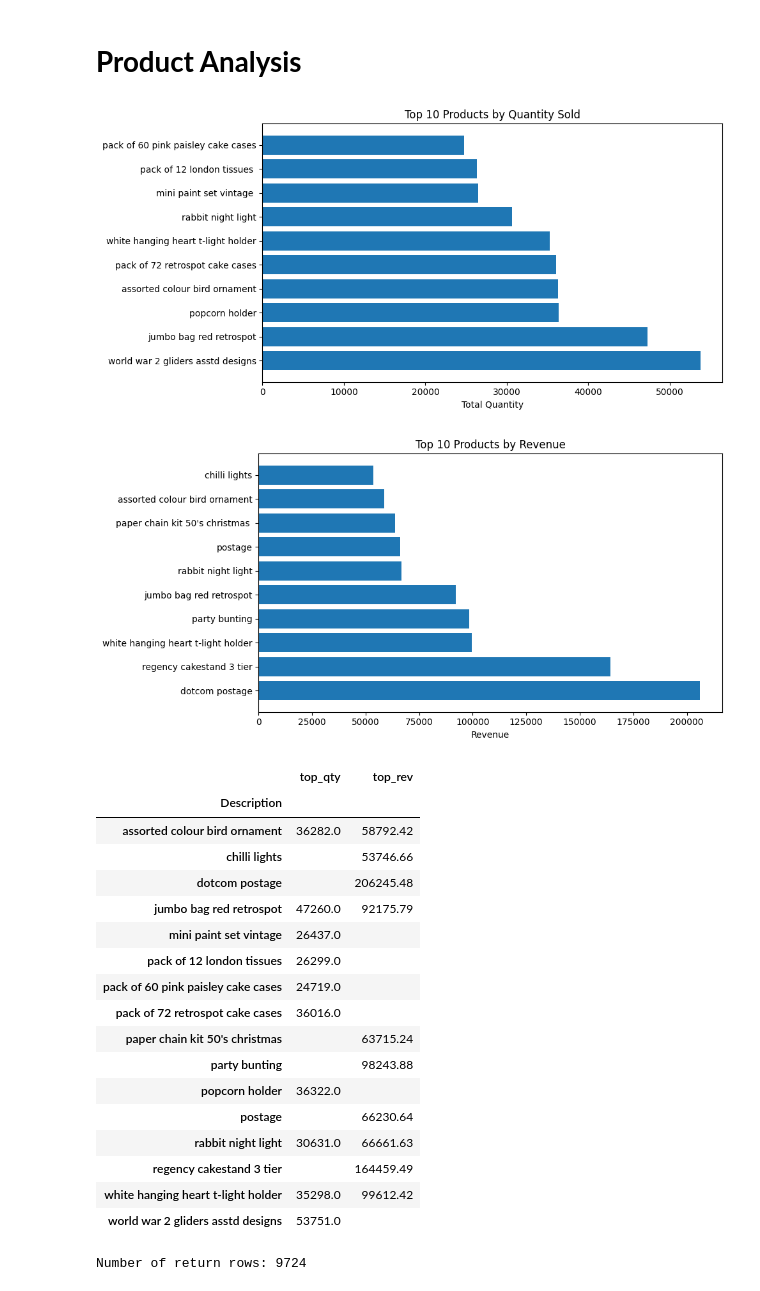
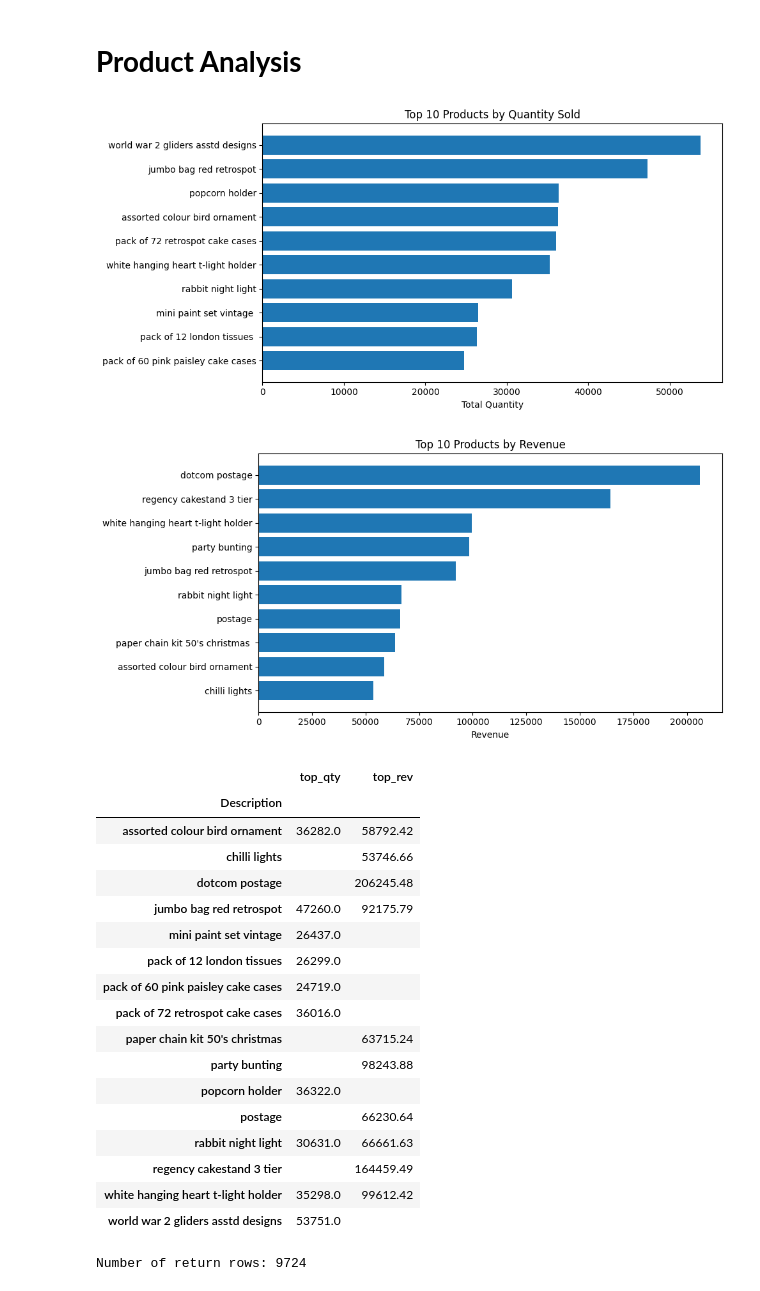
Before and after one commit to moodv/data-analytics-portfolio, a Jupyter notebook: Project2-online-retail/notebooks/EDA.ipynb, the cells around one changed output. Drawn from its saved outputs; the diff is of its cells as text; code cells hidden in the pictures.

```diff
--- a/Project2-online-retail/notebooks/EDA.ipynb
+++ b/Project2-online-retail/notebooks/EDA.ipynb
@@ -310,28 +310,28 @@ display(hour.reset_index().rename(columns={'TotalPrice':'revenue'}))
 # %% [markdown]
 # **Product Analysis**
 # %%
-# top products by quantity and revenue
+#op products by quantity and revenue
 top_qty = df.groupby('Description')['Quantity'].sum().sort_values(ascending=False).head(10)
 top_rev = df.groupby('Description')['TotalPrice'].sum().sort_values(ascending=False).head(10)
 
 plt.figure()
-plt.barh(top_qty.index, top_qty.values)
+plt.barh(top_qty.index[::-1], top_qty.values[::-1])
 plt.title("Top 10 Products by Quantity Sold")
 plt.xlabel("Total Quantity")
 plt.tight_layout()
 plt.show()
 
 plt.figure()
-plt.barh(top_rev.index, top_rev.values)
+plt.barh(top_rev.index[::-1], top_rev.values[::-1])
 plt.title("Top 10 Products by Revenue")
 plt.xlabel("Revenue")
 plt.tight_layout()
 plt.show()
 
 display(pd.DataFrame({'top_qty': top_qty, 'top_rev': top_rev}).fillna(''))
 # %% [output]
-[figure, old version]
+[figure, new version]
-[figure, old version]
+[figure, new version]
 |  | top_qty | top_rev |
 | Description |  |  |
 | assorted colour bird ornament | 36282.0 | 58792.42 |
```
